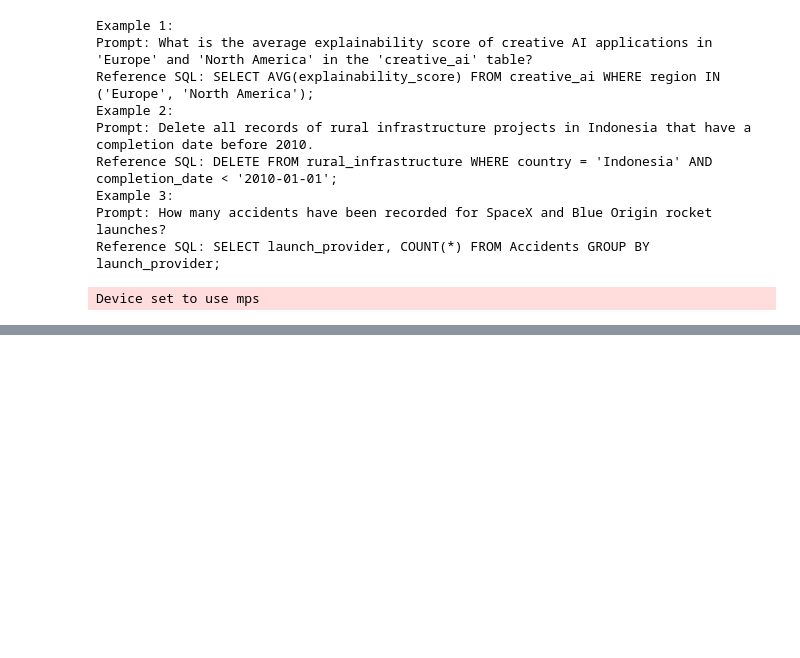
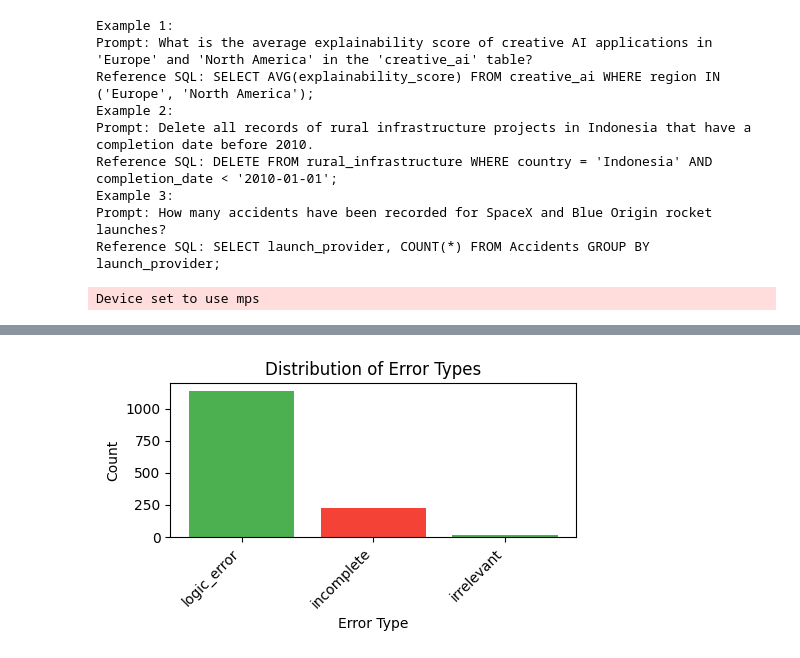
Before and after one commit to thiborose/text-to-sql-llm-finetuning, a Jupyter notebook: 2_evaluation.ipynb, the cells around one changed output, grey strips where cells are left out. Cells and saved outputs as stored; diff of their text form; code cells hidden in the pictures; blank space fills up the shorter version.

```diff
--- a/2_evaluation.ipynb
+++ b/2_evaluation.ipynb
@@ -204,0 +286,24 @@ print(f"Total examples evaluated: {len(pipeline_results_full)}")
+# %%
+from collections import Counter
+
+# Collect error types from incorrect items
+error_types = [
+    item['evaluation'].get('errorType', 'unknown')
+    for item in data
+    if item.get('evaluation', {}).get('isCorrect') == False
+]
+
+error_counts = Counter(error_types)
+error_labels = list(error_counts.keys())
+error_sizes = list(error_counts.values())
+
+plt.figure(figsize=(5, 3))
+plt.bar(error_labels, error_sizes, color=colors)
+plt.xlabel('Error Type')
+plt.ylabel('Count')
+plt.title('Distribution of Error Types')
+plt.xticks(rotation=45, ha='right')
+plt.tight_layout()
+plt.show()
+# %% [output]
+[figure, added]
```
Also changed, not shown: parts of 18 cells of this notebook, 2 other files.
